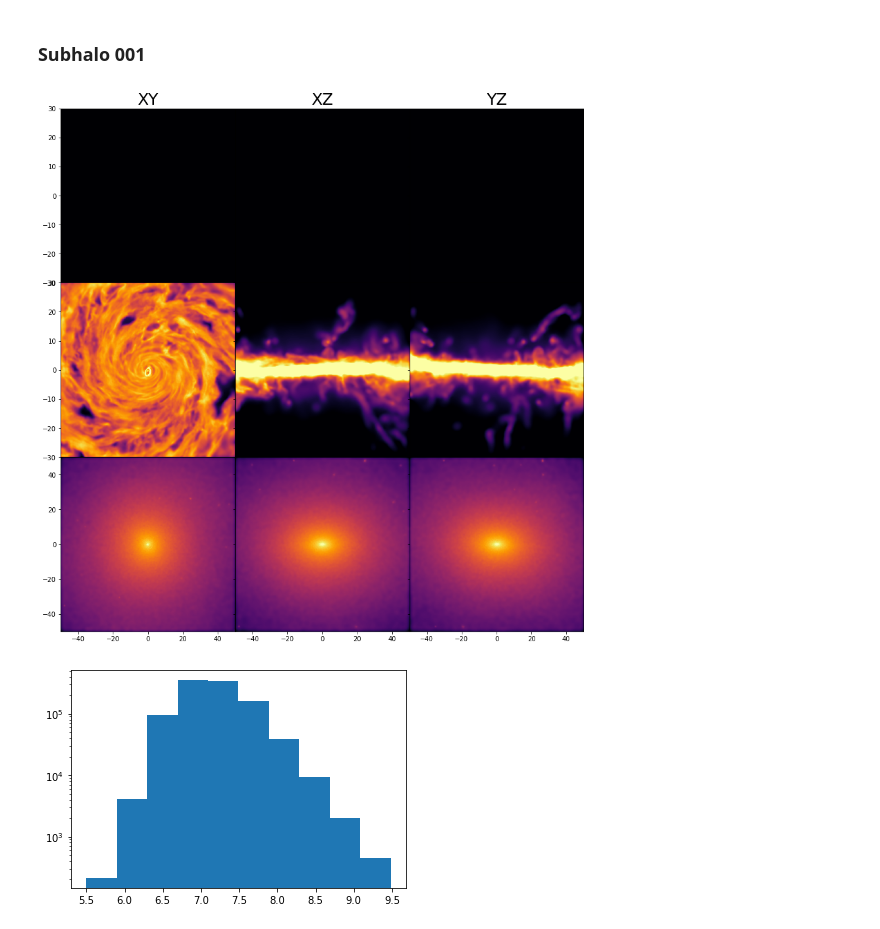
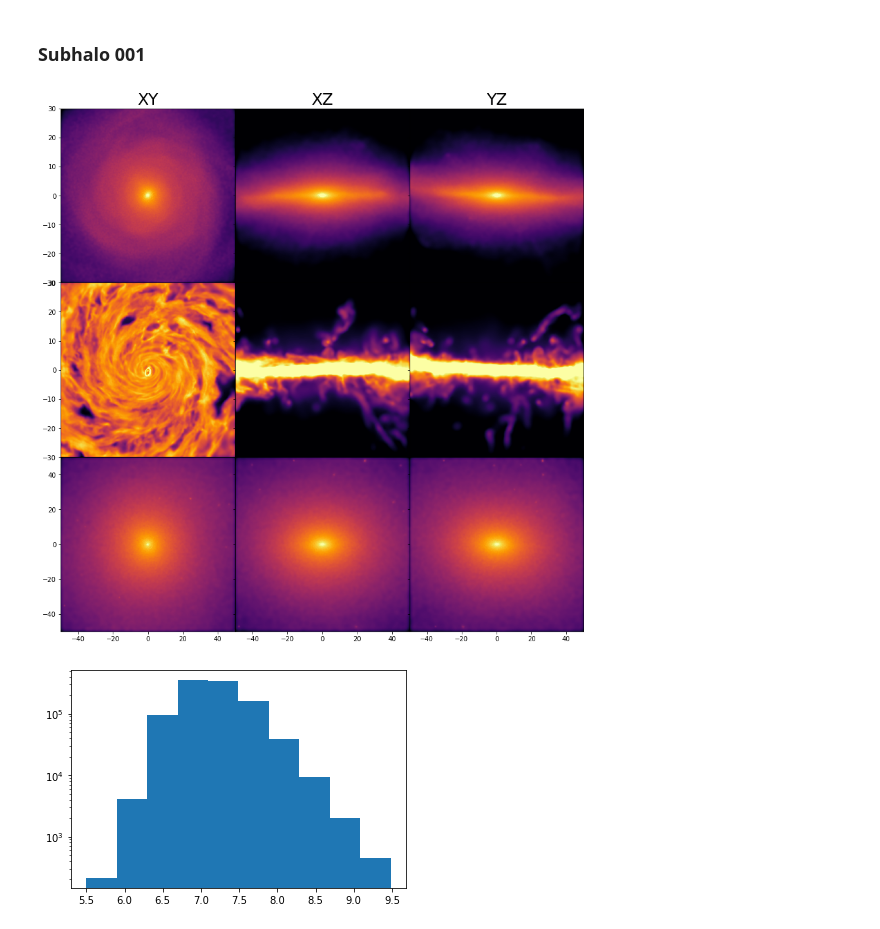
Before and after one commit to ornemarioni/gradients, a Jupyter notebook: programs/density_plots.ipynb, the cells around one changed output. Cells and saved outputs as stored; diff of their text form; code cells hidden in the pictures.

```diff
--- a/programs/density_plots.ipynb
+++ b/programs/density_plots.ipynb
@@ -479,7 +479,7 @@ corte,=np.where((xn_str <rl) & (yn_str <rl) & (zn_str <rl) & (xn_str >-rl) & (yn
 
 #-----rango que tiene la escala  de colores-----
 vmin=6.0
-vmax=930
+vmax=9.3
 # ----escala de colores que te guste (http://matplotlib.org/examples/color/colormaps_reference.html)---
 cmap='inferno'
 
@@ -672,34 +672,34 @@ ax[2,1].set_ylim(-50,50)
 #     ax[2,1].set_xticks([])
 #     ax[2,1].set_yticks([])
 #     ax[2,1].set_xticklabels([])
 ax[2,1].set_yticklabels([])
 
 #--------------------------------------
 particles=sph.Particles(pos_drk[corte,:3],mdrk[corte]*1e10,nb=nb1)
 escena=sph.Scene(particles)
 escena.update_camera(r='infinity',x=0,y=0,z=0,extent=[-rl,rl,-rl,rl], t=90,p=90, xsize=npixel,ysize=npixel)
 rend=sph.Render(escena)
 extent=escena.get_extent()
 rend.set_logscale()
 
 
 ax[2,2].imshow(rend.get_image(),extent=extent,origin='lower',cmap=cmap, vmin=vmin, vmax= vmax)
 ax[2,2].set_xlim(-50,50)
 ax[2,2].set_ylim(-50,50)
 #     ax[2,2].set_xticks([])
 #     ax[2,2].set_yticks([])
 #     ax[2,2].set_xticklabels([])
 ax[2,2].set_yticklabels([])
 #     ax[2,2].text(45, -40,'z='+str('%.3f'%z), fontsize=25, color='yellow', ha='right', va='center')
 
 plt.show()
 
 path2 = '/z/omarioni/gradients/_imagenes/'
 fig.savefig(path2 + 'subhalo_'+str('%03d'%j)+'.png', dpi = 100, xxbox_inches='tight')
 
 plt.close()
 # %% [output]
-[figure, old version]
+[figure, new version]
 # %%
 rend0.histogram(log=True)
 # %% [output]
```
Also changed, not shown: 1 other file.
